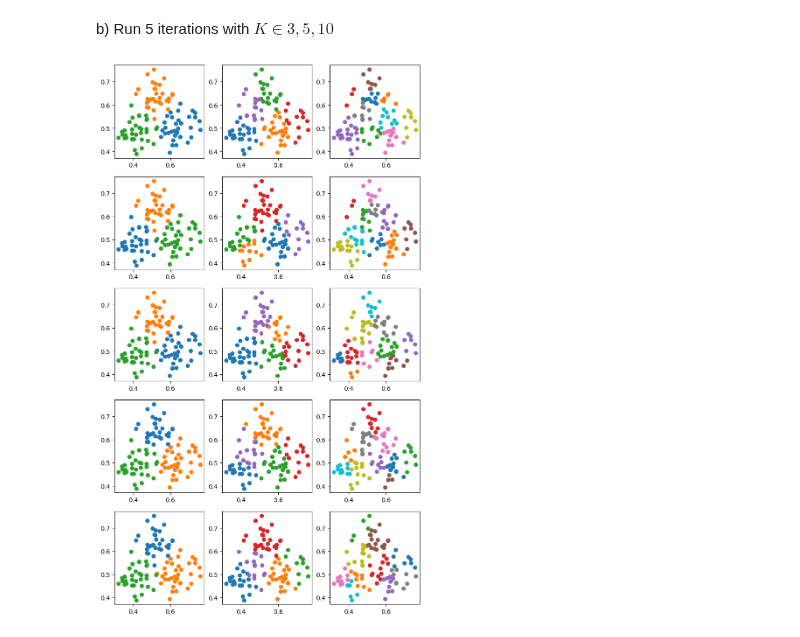
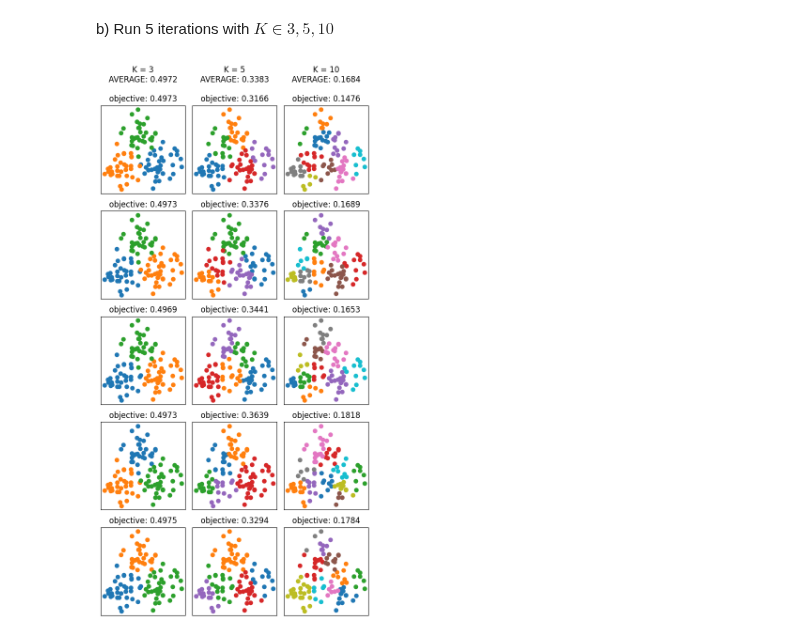
Before and after one commit to jgray9/CMSC678_Assignment4, a Jupyter notebook: homework4.ipynb, the cells around one changed output. Cells and saved outputs as stored; diff of their text form; code cells hidden in the pictures.

Commit message:
added average objective score for each K=3,5,10

```diff
--- a/homework4.ipynb
+++ b/homework4.ipynb
@@ -35,7 +35,7 @@ def lloyd(K: int):
         # assign every point to nearest cluster
         S = [[] for k in range(K)]
         for point in points:
-            nearest_K = np.argmin([ distance(point,centers[k]) for k in range(K) ])
+            nearest_K = np.argmin([ distance(point, centers[k]) for k in range(K) ])
             S[nearest_K].append(point)
 
         # get mean for each cluster
@@ -48,19 +48,35 @@ def lloyd(K: int):
             k_sum_y = sum([ point[1] for point in S[k] ])
             centers[k] = [ k_sum_x/k_size, k_sum_y/k_size ]
 
+        # calculate objective
+        obj = 0
+        for k in range(K):
+            obj += sum([ distance(point, centers[k]) for point in S[k] ])
+
         # check convergence
         distances = [ distance(centers[k], prev_centers[k]) for k in range(K) ]
         if max(distances) == 0:
-            return S
+            return S, obj
 # %% [markdown]
 b) Run 5 iterations with $K\in{3,5,10}$
 # %%
-fig, ax = plt.subplots(5, 3, figsize=(9,16))
+fig, ax = plt.subplots(5, 3, figsize=(6,12))
+total_obj = [0,0,0]
 for row in range(5):
     for col, K in enumerate([3,5,10]):
-        S = lloyd(K)
+        S, obj = lloyd(K)
+        total_obj[col] += obj
         for k in range(K):
-            ax[row][col].scatter([ point[0] for point in S[k] ], [ point[1] for point in S[k] ])
+            ax[row,col].scatter([ point[0] for point in S[k] ], [ point[1] for point in S[k] ])
+            ax[row,col].set_title(f'objective: {obj:.4f}')
+            ax[row,col].get_xaxis().set_visible(False)
+            ax[row,col].get_yaxis().set_visible(False)
+
+for col, K in enumerate([3,5,10]):
+    curr_title = ax[0,col].get_title()
+    ax[0,col].set_title(f'K = {K}\nAVERAGE: {total_obj[col]/5:.4f}\n\n{curr_title}')
+
+plt.tight_layout()
 plt.show()
 # %% [output]
-[figure, old version]
+[figure, new version]
```
